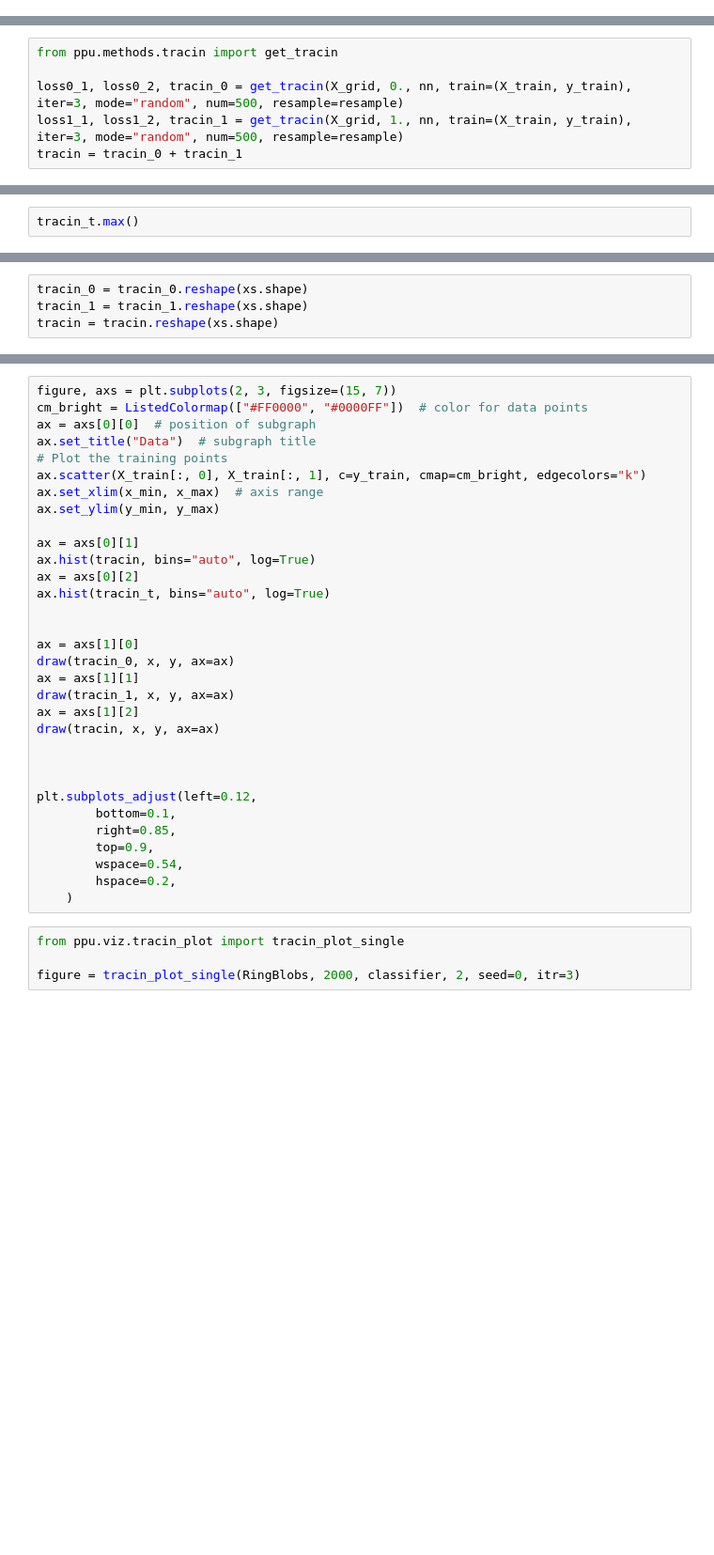
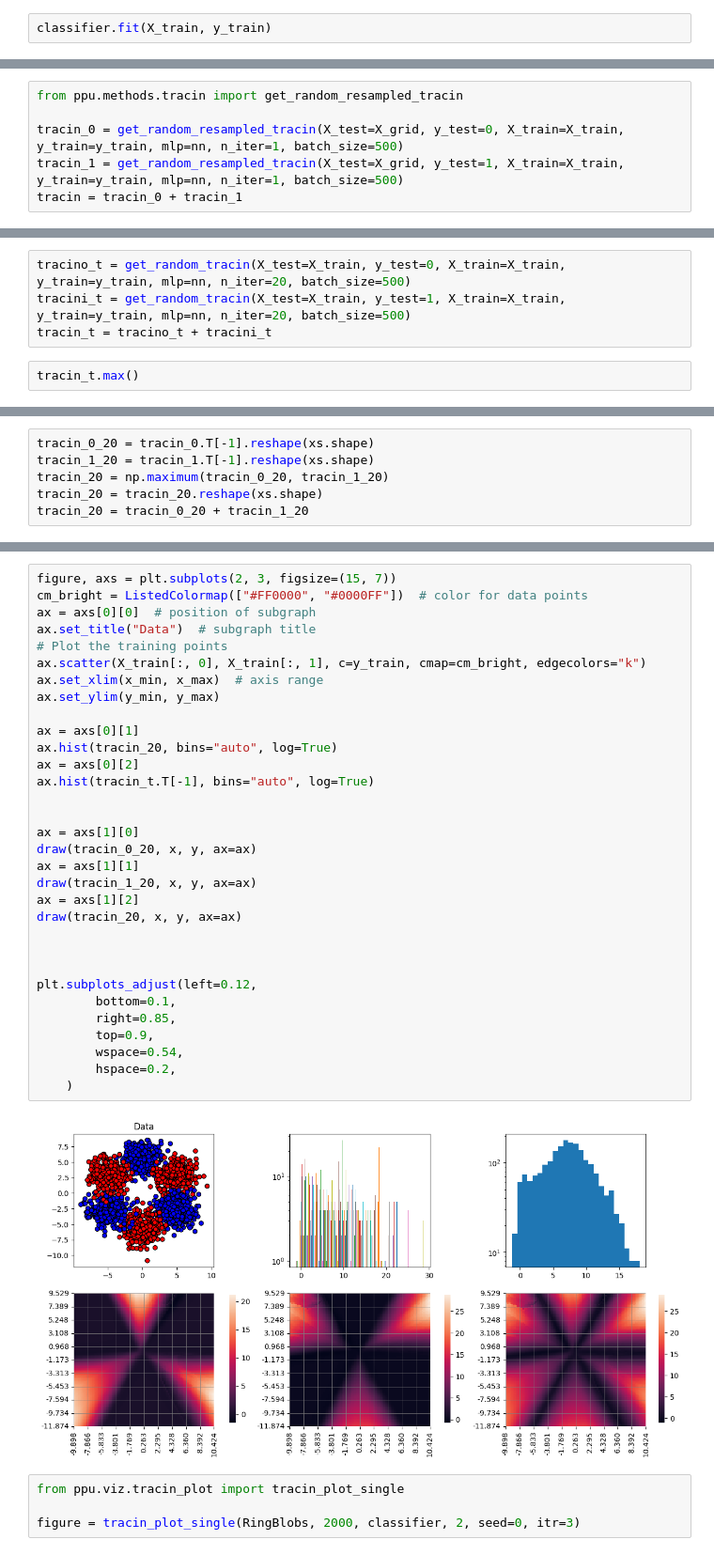
Before and after one commit to RUrlus/PointPredictionUncertainty, a Jupyter notebook: notebooks/tracin.ipynb, the cells around one changed output, grey strips where cells are left out. Shown at 94% size. Saved outputs shown, nothing was run; the diff lists cells and outputs as text; blank space fills up the shorter version.

Commit message:
notebook: gradnorm and dap and some change in tracin

```diff
--- a/notebooks/tracin.ipynb
+++ b/notebooks/tracin.ipynb
@@ -145,6 +148,8 @@ x = np.linspace(
 y = np.linspace(y_min, y_max, n_ticks)
 xs, ys = np.meshgrid(x, y)
 X_grid = np.c_[xs.ravel(), ys.ravel()]
+# %%
+classifier.fit(X_train, y_train)
 # %%
 response = _check_boundary_response_method(nn, "auto")(
     X_grid
@@ -284,6 +374,6 @@ loss0_1, loss0_2, tracin_0 = get_tracin(np.array([[10.2, -16.5]]), 0., nn, train
 # %%
-from ppu.methods.tracin import get_tracin
+from ppu.methods.tracin import get_random_resampled_tracin
 
-loss0_1, loss0_2, tracin_0 = get_tracin(X_grid, 0., nn, train=(X_train, y_train), iter=3, mode="random", num=500, resample=resample)
-loss1_1, loss1_2, tracin_1 = get_tracin(X_grid, 1., nn, train=(X_train, y_train), iter=3, mode="random", num=500, resample=resample)
+tracin_0 = get_random_resampled_tracin(X_test=X_grid, y_test=0, X_train=X_train, y_train=y_train, mlp=nn, n_iter=1, batch_size=500)
+tracin_1 = get_random_resampled_tracin(X_test=X_grid, y_test=1, X_train=X_train, y_train=y_train, mlp=nn, n_iter=1, batch_size=500)
 tracin = tracin_0 + tracin_1
@@ -295,2 +385,6 @@ tracin_t = tracino_t + tracini_t
+# %%
+tracino_t = get_random_tracin(X_test=X_train, y_test=0, X_train=X_train, y_train=y_train, mlp=nn, n_iter=20, batch_size=500)
+tracini_t = get_random_tracin(X_test=X_train, y_test=1, X_train=X_train, y_train=y_train, mlp=nn, n_iter=20, batch_size=500)
+tracin_t = tracino_t + tracini_t
 # %%
 tracin_t.max()
@@ -297,4 +395,6 @@ tracin_t.max()
 # %%
-tracin_0 = tracin_0.reshape(xs.shape)
-tracin_1 = tracin_1.reshape(xs.shape)
-tracin = tracin.reshape(xs.shape)
+tracin_0_20 = tracin_0.T[-1].reshape(xs.shape)
+tracin_1_20 = tracin_1.T[-1].reshape(xs.shape)
+tracin_20 = np.maximum(tracin_0_20, tracin_1_20)
+tracin_20 = tracin_20.reshape(xs.shape)
+tracin_20 = tracin_0_20 + tracin_1_20
@@ -301,35 +405,37 @@ tracin = tracin.reshape(xs.shape)
 # %%
 figure, axs = plt.subplots(2, 3, figsize=(15, 7))
 cm_bright = ListedColormap(["#FF0000", "#0000FF"])  # color for data points
 ax = axs[0][0]  # position of subgraph
 ax.set_title("Data")  # subgraph title
 # Plot the training points
 ax.scatter(X_train[:, 0], X_train[:, 1], c=y_train, cmap=cm_bright, edgecolors="k")
 ax.set_xlim(x_min, x_max)  # axis range
 ax.set_ylim(y_min, y_max)
 
 ax = axs[0][1]
-ax.hist(tracin, bins="auto", log=True)
+ax.hist(tracin_20, bins="auto", log=True)
 ax = axs[0][2]
-ax.hist(tracin_t, bins="auto", log=True)
+ax.hist(tracin_t.T[-1], bins="auto", log=True)
 
 
 ax = axs[1][0]
-draw(tracin_0, x, y, ax=ax)
+draw(tracin_0_20, x, y, ax=ax)
 ax = axs[1][1]
-draw(tracin_1, x, y, ax=ax)
+draw(tracin_1_20, x, y, ax=ax)
 ax = axs[1][2]
-draw(tracin, x, y, ax=ax)
+draw(tracin_20, x, y, ax=ax)
 
 
 
 plt.subplots_adjust(left=0.12,
         bottom=0.1,
         right=0.85,
         top=0.9,
         wspace=0.54,
         hspace=0.2,
     )
+# %% [output]
+[figure, added]
 # %%
 from ppu.viz.tracin_plot import tracin_plot_single
 
```
Also changed, not shown: parts of 13 cells of this notebook, 7 other files.
